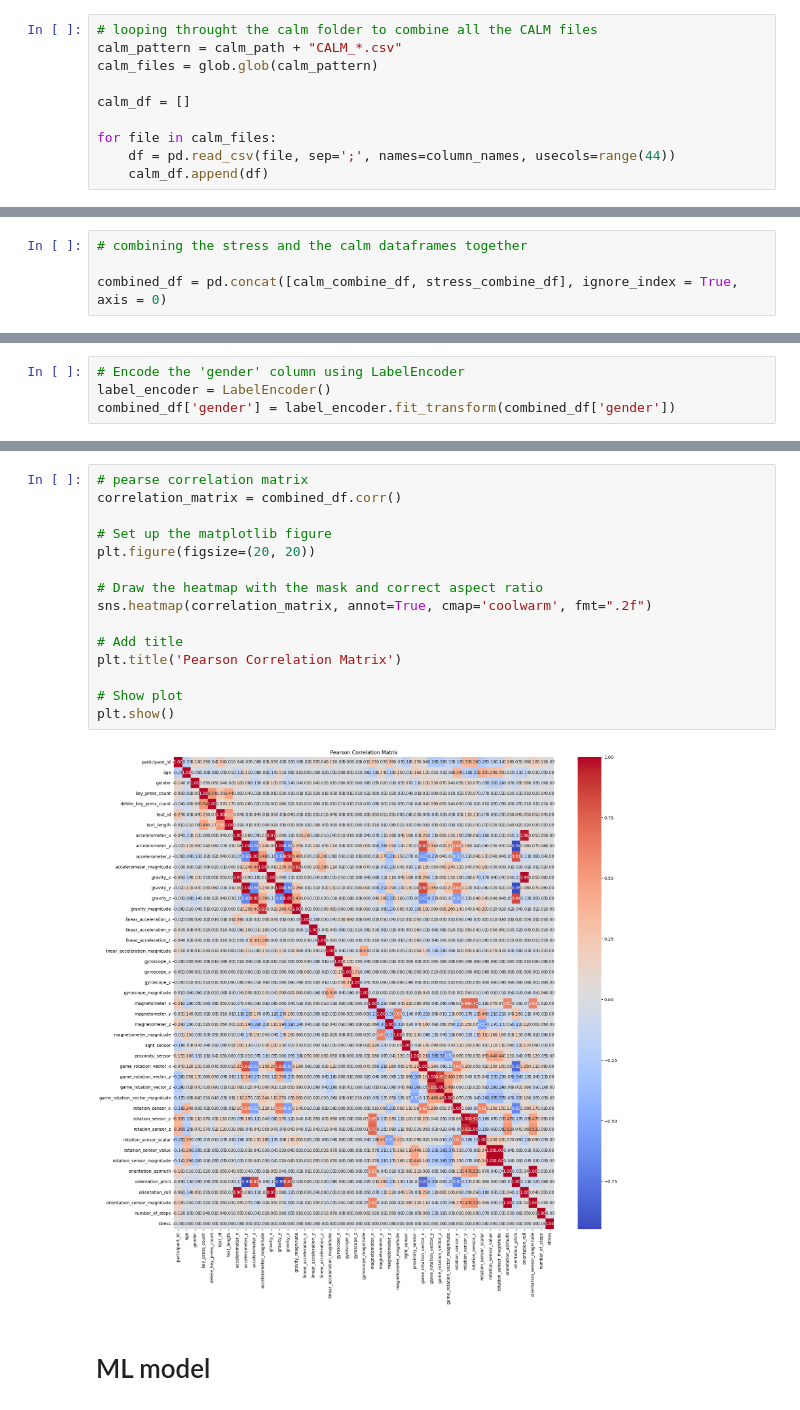
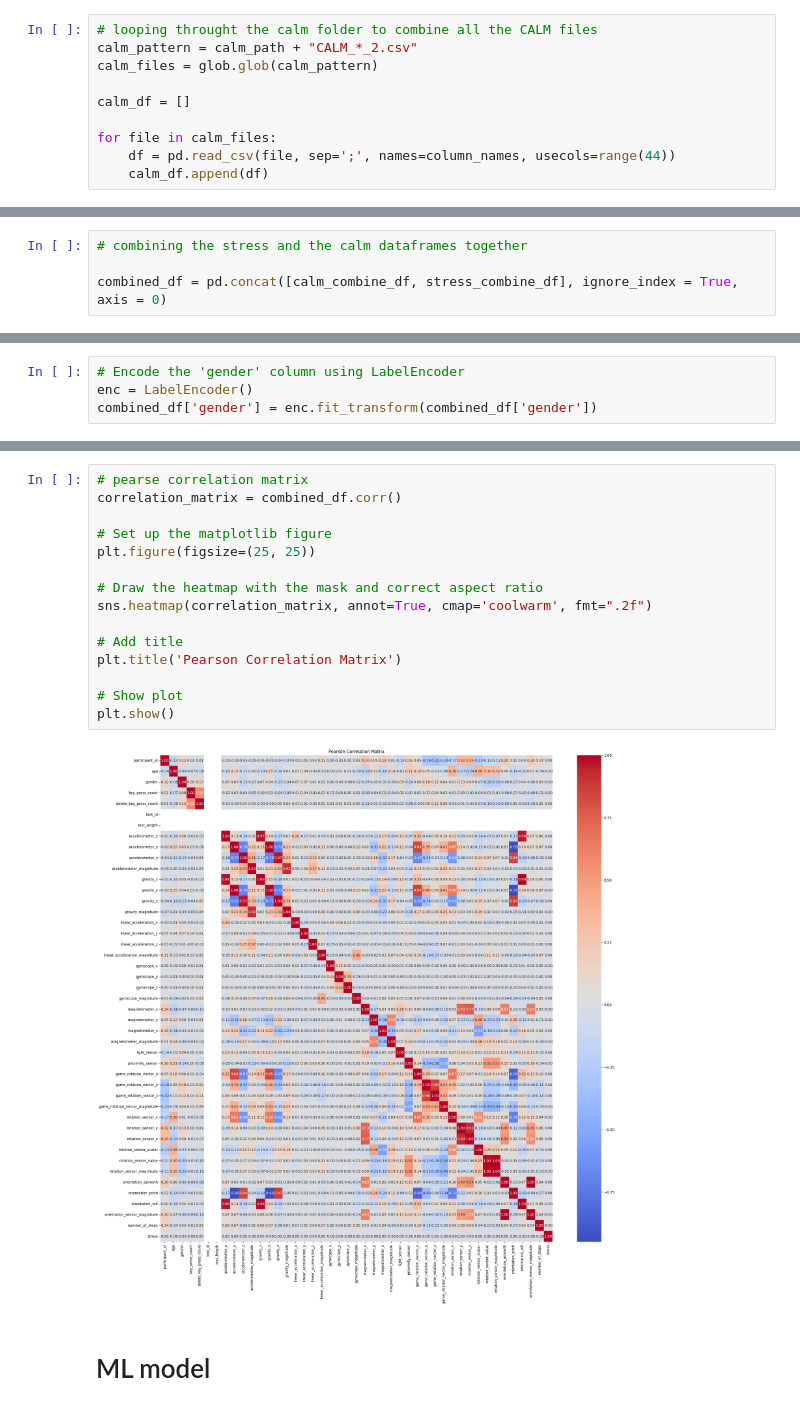
Before and after one commit to dead96pool/stress_detection_mlai, a Jupyter notebook: MLAI_project.ipynb, the cells around one changed output, grey strips where cells are left out. Drawn from its saved outputs; the diff is of its cells as text.

```diff
--- a/MLAI_project.ipynb
+++ b/MLAI_project.ipynb
@@ -62,6 +66,6 @@ column_names = [
 # %%
 # looping throught the calm folder to combine all the CALM files
-calm_pattern = calm_path + "CALM_*.csv"
+calm_pattern = calm_path + "CALM_*_2.csv"
 calm_files = glob.glob(calm_pattern)
 
 calm_df = []
@@ -212,7 +216,7 @@ display(combined_df.sort_values(by="participant_id"))
 # %%
 # Encode the 'gender' column using LabelEncoder
-label_encoder = LabelEncoder()
-combined_df['gender'] = label_encoder.fit_transform(combined_df['gender'])
+enc = LabelEncoder()
+combined_df['gender'] = enc.fit_transform(combined_df['gender'])
 # %%
 # Print the mapping between original categorical values and numerical labels
 print("Mapping of original values to numerical labels:")
@@ -225,20 +250,20 @@ Male: 1
 # %%
 # pearse correlation matrix
 correlation_matrix = combined_df.corr()
 
 # Set up the matplotlib figure
-plt.figure(figsize=(20, 20))
+plt.figure(figsize=(25, 25))
 
 # Draw the heatmap with the mask and correct aspect ratio
 sns.heatmap(correlation_matrix, annot=True, cmap='coolwarm', fmt=".2f")
 
 # Add title
 plt.title('Pearson Correlation Matrix')
 
 # Show plot
 plt.show()
 # %% [output]
-[figure, old version]
+[figure, new version]
 # %% [markdown]
 # ML model
 # %%
```
Also changed, not shown: parts of 26 cells of this notebook.
